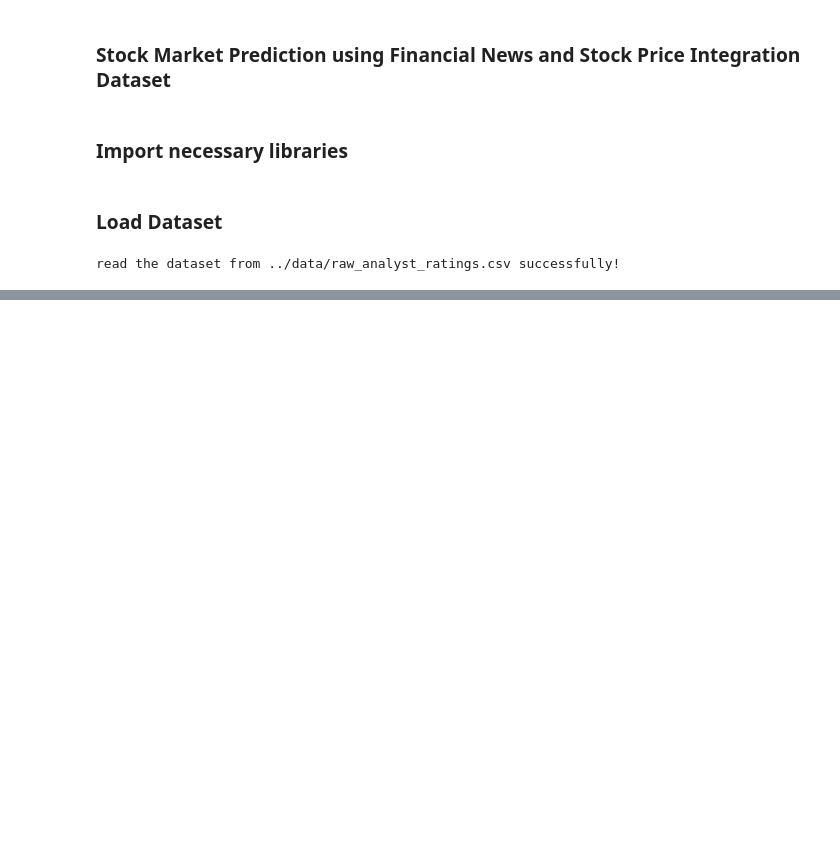
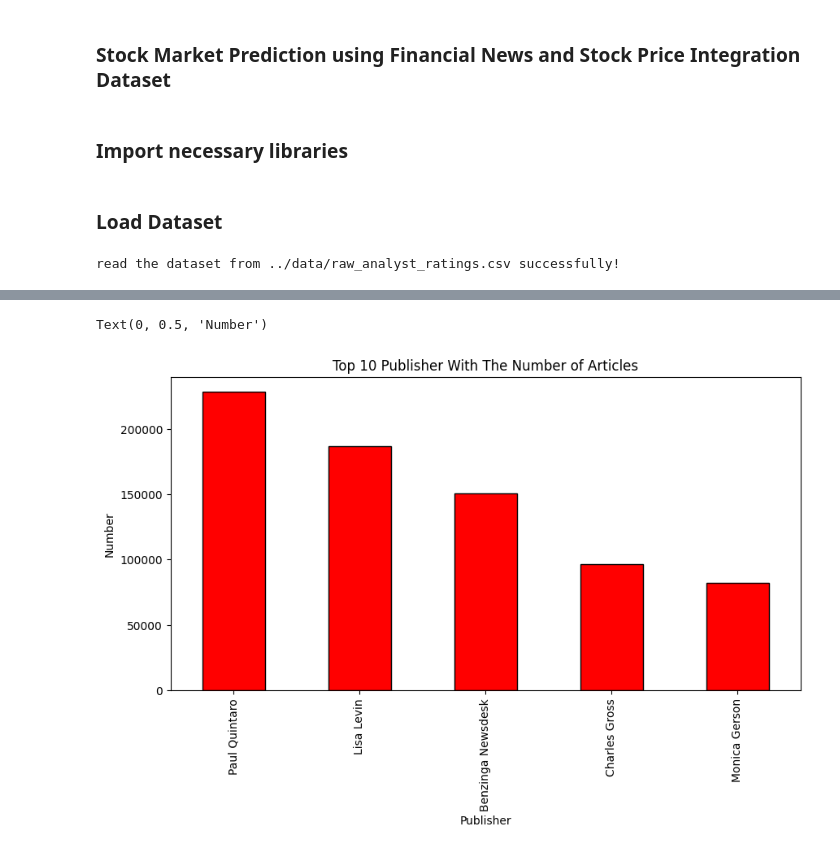
Before and after one commit to Kidist-c/Financial_new-Dataset-Analysis-week1, a Jupyter notebook: notebooks/raw_analyst_ratings.ipynb, the cells around one changed output, grey strips where cells are left out. Cells and saved outputs as stored; diff of their text form; code cells hidden in the pictures; blank space fills up the shorter version.

```diff
--- a/notebooks/raw_analyst_ratings.ipynb
+++ b/notebooks/raw_analyst_ratings.ipynb
@@ -32,0 +138,11 @@ df.head()
+# %%
+# visualize the top 10 publisher
+top_10_publisher=df['publisher'].value_counts().head()
+plt.figure(figsize=(10,5))
+top_10_publisher.plot(kind='bar',color='red',edgecolor='black')
+plt.title("Top 10 Publisher With The Number of Articles")
+plt.xlabel("Publisher")
+plt.ylabel("Number")
+# %% [output]
+Text(0, 0.5, 'Number')
+[figure, added]
```
Also changed, not shown: parts of 17 cells of this notebook.
